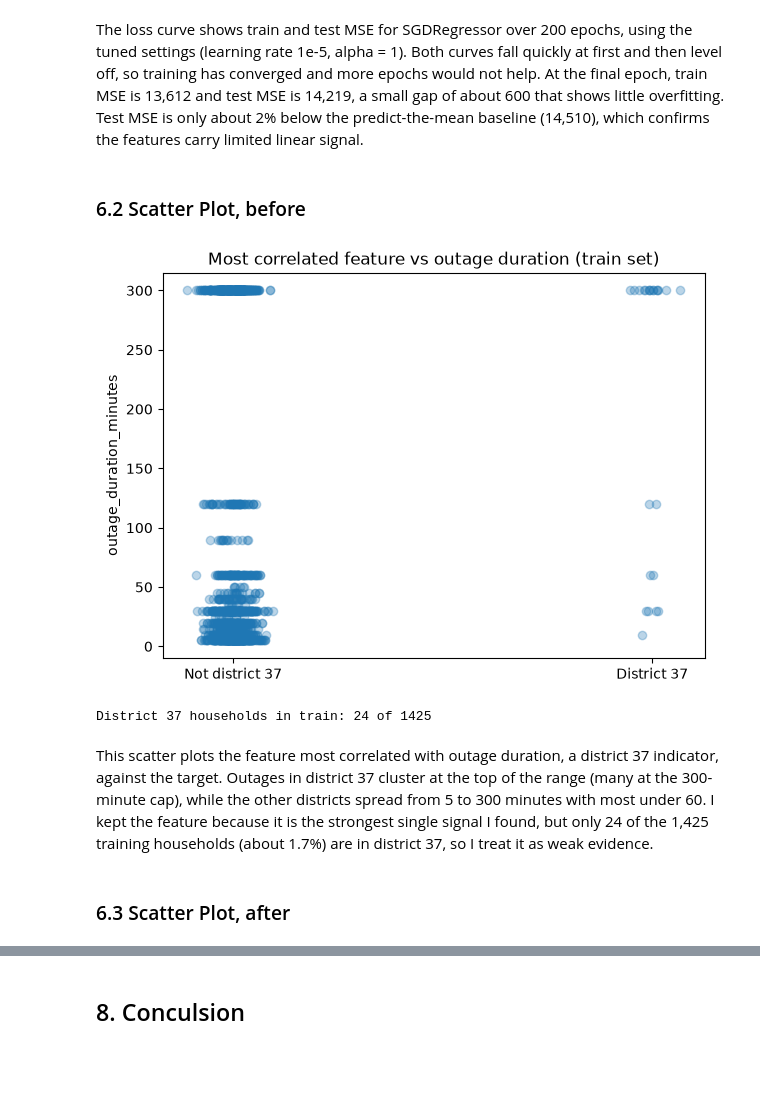
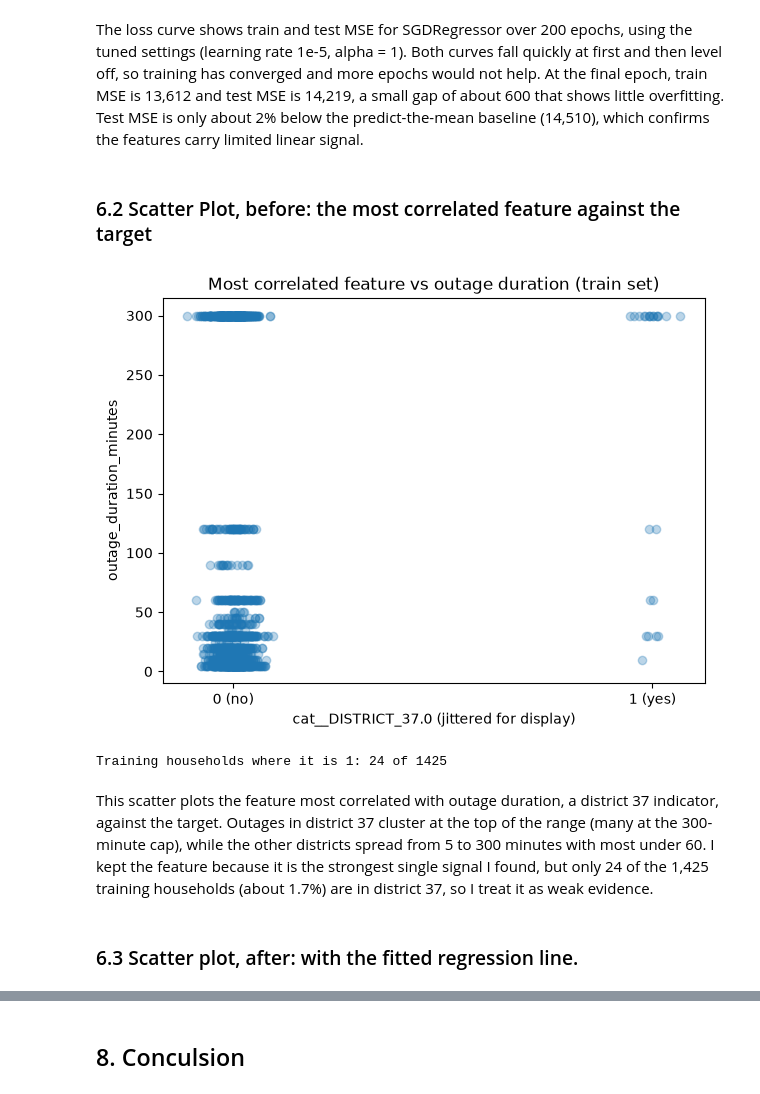
Before and after one commit to Abigail-Salem-Tendo/linear_regression_model, a Jupyter notebook: summative/linear_regression/multivariate.ipynb, the cells around one changed output, grey strips where cells are left out. Saved outputs shown, nothing was run; the diff lists cells and outputs as text; code cells hidden in the pictures; blank space fills up the shorter version.

Commit message:
Clean notebook structure, save model straight to API folder

```diff
--- a/summative/linear_regression/multivariate.ipynb
+++ b/summative/linear_regression/multivariate.ipynb
@@ -518,26 +454,23 @@ The best model is Random Forest, with the lowest test MSE after tuning (13014.3)
 # %%
-sgd = SGDRegressor(
-    learning_rate="constant",
-    eta0=best_params["eta0"],
-    alpha=best_params["alpha"],
-    random_state=42,
-)
+loss_curve_model = SGDRegressor(learning_rate="constant",eta0=best_sgd["learning_rate"], alpha=best_sgd["alpha"], random_state=42)
 
-train_curve, test_curve = [], []
-for epoch in range(best_params["max_iter"]):
-    sgd.partial_fit(X_train_s, y_train)      # one epoch per call
-    train_curve.append(mean_squared_error(y_train, sgd.predict(X_train_s)))
-    test_curve.append(mean_squared_error(y_test, sgd.predict(X_test_s)))
+train_losses, test_losses = [], []
+for epoch in range(int(best_sgd["epochs"])):
+    loss_curve_model.partial_fit(X_train_scaled, y_train)  # one pass over the training set
+    train_losses.append(mean_squared_error(y_train, loss_curve_model.predict(X_train_scaled)))
+    test_losses.append(mean_squared_error(y_test, loss_curve_model.predict(X_test_scaled)))
+
+epoch_numbers = range(1, len(train_losses) +1)
 
 plt.figure(figsize=(8, 5))
-plt.plot(range(1, len(train_curve) + 1), train_curve, label="Train MSE")
-plt.plot(range(1, len(test_curve) + 1), test_curve, label="Test MSE")
+plt.plot(epoch_numbers, train_losses, label="Train MSE")
+plt.plot(epoch_numbers, test_losses, label="Test MSE")
 plt.xlabel("Epoch")
 plt.ylabel("MSE")
 plt.title("SGDRegressor loss curve")
 plt.legend()
 plt.show()
 
-print("Final epoch -> train:", round(train_curve[-1], 1), "test:", round(test_curve[-1], 1))
+print("Final epoch -> train:", round(train_losses[-1], 1), "| test:", round(test_losses[-1], 1))
 # %% [output]
 [figure]
@@ -545,26 +478,28 @@ Final epoch -> train: 13612.5 test: 14218.7
 # %% [markdown]
 The loss curve shows train and test MSE for SGDRegressor over 200 epochs, using the tuned settings (learning rate 1e-5, alpha = 1). Both curves fall quickly at first and then level off, so training has converged and more epochs would not help. At the final epoch, train MSE is 13,612 and test MSE is 14,219, a small gap of about 600 that shows little overfitting. Test MSE is only about 2% below the predict-the-mean baseline (14,510), which confirms the features carry limited linear signal.
 # %% [markdown]
-### 6.2 Scatter Plot, before
+### 6.2 Scatter Plot, before: the most correlated feature against the target
 # %%
-idx = list(feature_names).index(best_feat)
-x_tr = X_train_enc[:, idx].reshape(-1, 1)          # raw 0/1 values, train set
+feature_position = list(encoded_feature_names).index(most_correlated_feature)
+feature_values = X_train_encoded[:, [feature_position]]  # unscaled 0/1 values, train set
 
-rng = np.random.default_rng(42)
-x_jit = x_tr.ravel() + rng.normal(0, 0.03, len(x_tr))   # jitter for display only
+random_generator = np.random.default_rng(42)
+jittered_values = feature_values.ravel() + random_generator.normal(0, 0.03, len(feature_values))
 
 plt.figure(figsize=(7, 5))
-plt.scatter(x_jit, y_train, alpha=0.3)
-plt.xticks([0, 1], ["Not district 37", "District 37"])
-plt.ylabel("outage_duration_minutes")
+plt.scatter(jittered_values, y_train, alpha=0.3)
+plt.xticks([0, 1], ["0 (no)", "1 (yes)"])
+plt.xlabel(f"{most_correlated_feature} (jittered for display)")
+plt.ylabel(target_col)
 plt.title("Most correlated feature vs outage duration (train set)")
 plt.show()
-print("District 37 households in train:", int(x_tr.sum()), "of", len(x_tr))
+
+print("Training households where it is 1:", int(feature_values.sum()), "of", len(feature_values))
 # %% [output]
-[figure, old version]
+[figure, new version]
-District 37 households in train: 24 of 1425
+Training households where it is 1: 24 of 1425
 # %% [markdown]
 This scatter plots the feature most correlated with outage duration, a district 37 indicator, against the target. Outages in district 37 cluster at the top of the range (many at the 300-minute cap), while the other districts spread from 5 to 300 minutes with most under 60. I kept the feature because it is the strongest single signal I found, but only 24 of the 1,425 training households (about 1.7%) are in district 37, so I treat it as weak evidence.
 # %% [markdown]
-### 6.3 Scatter Plot, after
+### 6.3 Scatter plot, after: with the fitted regression line.
 # %%
```
Also changed, not shown: parts of 61 cells of this notebook, 2 other files.
